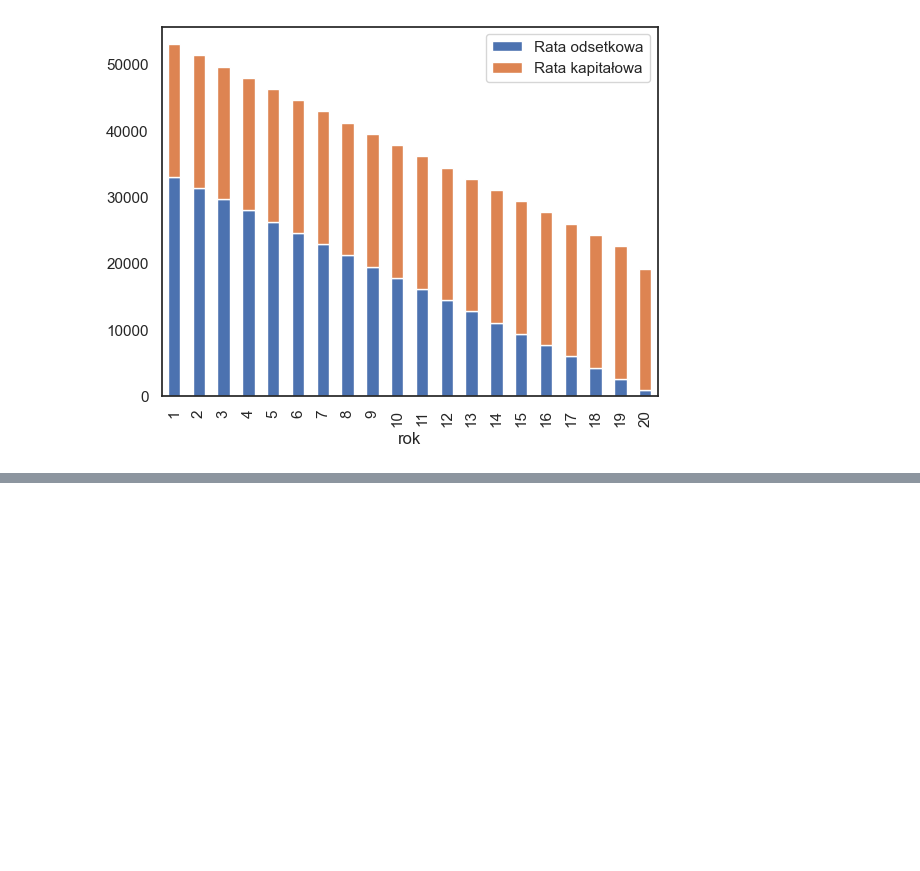
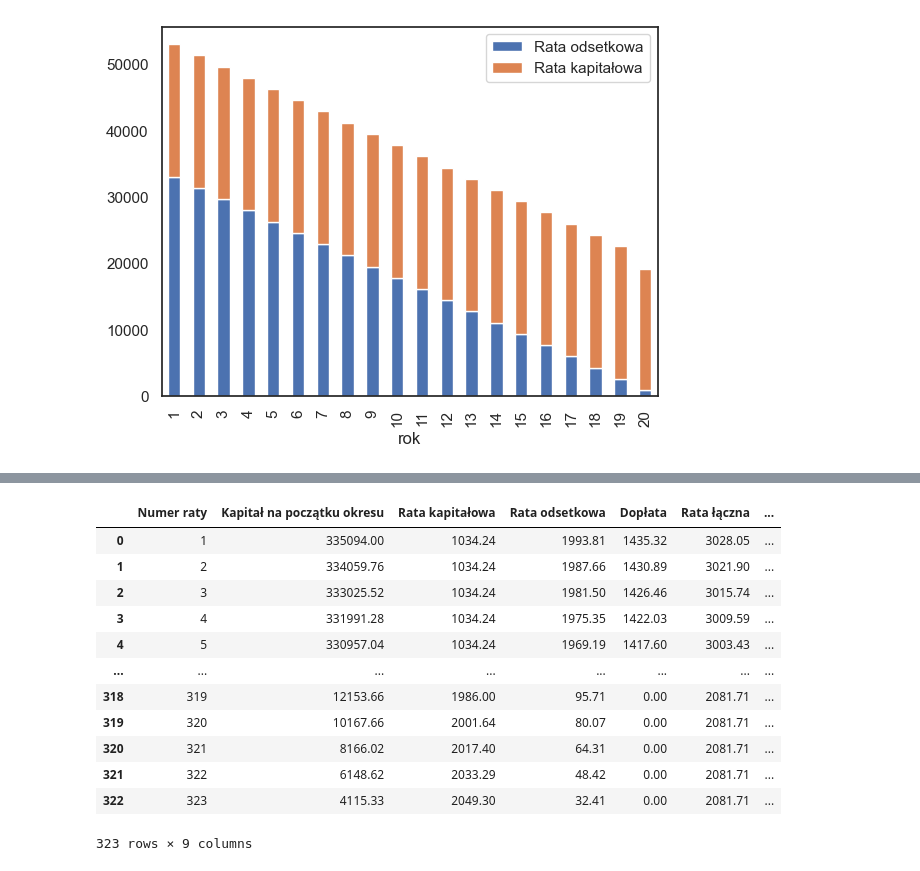
Before and after one commit to krawczyk071/kalkulator, a Jupyter notebook: my/preview.ipynb, the cells around one changed output, grey strips where cells are left out. Saved outputs shown, nothing was run; the diff lists cells and outputs as text; code cells hidden in the pictures; blank space fills up the shorter version.

```diff
--- a/my/preview.ipynb
+++ b/my/preview.ipynb
@@ -126 +122,34 @@ dfpo
 203 rows × 7 columns
+# %%
+# BGK
+gov=8.46
+ile=20
+bgk=8.46*0.9
+kredyt=250000
+
+# PEAKO
+gov=7.14
+ile=27
+bgk=7.14
+r3=9.45 # WOW WIBOR 3M 6,9% + marza 2,55!?
+kredyt=335094 #+9925.12
+
+kredyt4=Kalkulator(kwota_kredytu=kredyt,ilosc_lat=ile,stopa_procentowa=gov,rodzaj_rat=RodzajRat.bezpieczny,wskaznikBGK=bgk,stopa_procentowa3=r3)
+df=kredyt4.harmonogram_to_DF()
+df['Odsetki_po'] = df['Rata odsetkowa']-df['Dopłata']
+df['po_laczna'] = df['Rata kapitałowa']+df['Odsetki_po']
+df
+# %% [output]
+|  | Numer raty | Kapitał na początku okresu | Rata kapitałowa | Rata odsetkowa | Dopłata | Rata łączna | ... |
+| 0 | 1 | 335094.00 | 1034.24 | 1993.81 | 1435.32 | 3028.05 | ... |
+| 1 | 2 | 334059.76 | 1034.24 | 1987.66 | 1430.89 | 3021.90 | ... |
+| 2 | 3 | 333025.52 | 1034.24 | 1981.50 | 1426.46 | 3015.74 | ... |
+| 3 | 4 | 331991.28 | 1034.24 | 1975.35 | 1422.03 | 3009.59 | ... |
+| 4 | 5 | 330957.04 | 1034.24 | 1969.19 | 1417.60 | 3003.43 | ... |
+| ... | ... | ... | ... | ... | ... | ... | ... |
+| 318 | 319 | 12153.66 | 1986.00 | 95.71 | 0.00 | 2081.71 | ... |
+| 319 | 320 | 10167.66 | 2001.64 | 80.07 | 0.00 | 2081.71 | ... |
+| 320 | 321 | 8166.02 | 2017.40 | 64.31 | 0.00 | 2081.71 | ... |
+| 321 | 322 | 6148.62 | 2033.29 | 48.42 | 0.00 | 2081.71 | ... |
+| 322 | 323 | 4115.33 | 2049.30 | 32.41 | 0.00 | 2081.71 | ... |
+323 rows × 9 columns
```
Also changed, not shown: parts of 22 cells of this notebook, 3 other files.
